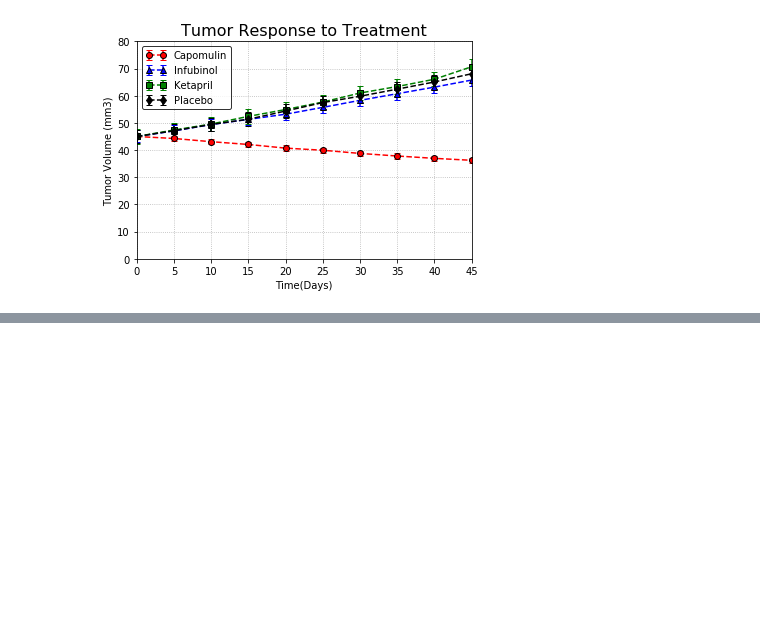
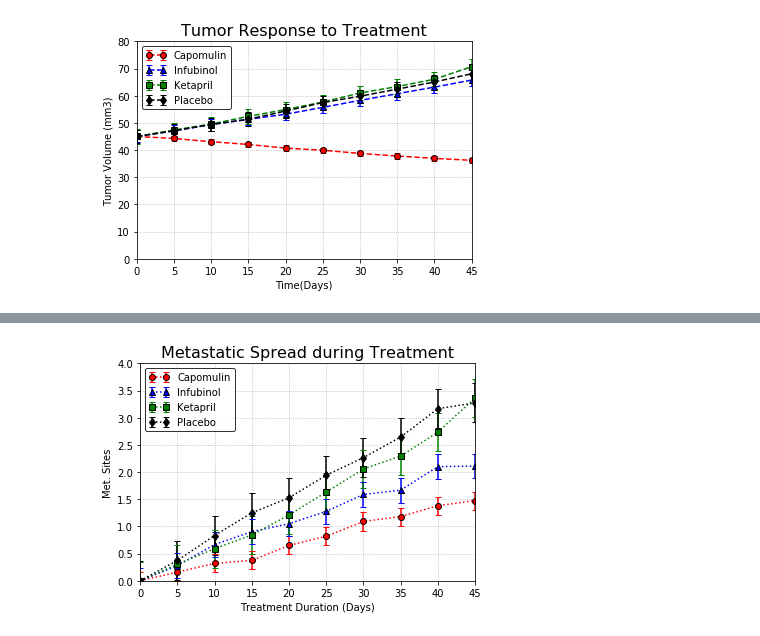
Before and after one commit to marioaburto10/Pymaceuticals, a Jupyter notebook: pymaceuticals.ipynb, the cells around one changed output, grey strips where cells are left out. Cells and saved outputs as stored; diff of their text form; code cells hidden in the pictures; blank space fills up the shorter version.

Commit message:
created scatter plot for Metastatic Response to Treatment

```diff
--- a/pymaceuticals.ipynb
+++ b/pymaceuticals.ipynb
@@ -103,0 +106,8 @@ plt.show()
+# %%
+# Creating a pivot table for Metastatic Response and dropping the not needed drugs
+# Here we can see the average number of metastaic sites per time point for each drug
+metastatic_response_pivot = pd.pivot_table(clinical_combined_data, index=["Timepoint"], values="Metastatic Sites",
+                                           columns=["Drug"], aggfunc=np.mean)
+cleaned_ms_response_pivot = metastatic_response_pivot.drop(['Ceftamin','Naftisol','Propriva','Ramicane','Stelasyn','Zoniferol'],
+                                                         axis=1)
+cleaned_ms_response_pivot
@@ -103,0 +127,37 @@ plt.show()
+# %%
+# Setting the lists of drugs, colors and markers respectively
+drugs=["Capomulin","Infubinol","Ketapril","Placebo"]
+colors=["red","blue","green","black"]
+markers=["o","^","s","d"]
+
+# Intializing the plots
+fig, ax = plt.subplots()
+
+for drug in drugs:
+    # Setting the x_axis data,y_axis data and standard error of the mean for the graph
+    x_data=cleaned_ms_response_pivot.index.values
+    y_data=cleaned_ms_response_pivot[drug]
+    err=sem(cleaned_ms_response_pivot[drug])
+
+    # Finding the index of each drug to get its respective color and marker
+    index=drugs.index(drug)
+    # Setting up the plot
+    ax.errorbar(x_data, y_data,err,linestyle=":",color=colors[index],
+                marker=markers[index],capsize=3,capthick=1,markeredgecolor='black')
+    # Setting the legend
+    ax.legend(loc="upper left", fancybox=True,numpoints=2,edgecolor="black")
+
+# Setting the grid
+plt.grid(linestyle='dotted')
+# Setting the x_axis and y_axis limits
+ax.set_xlim(0,45)
+ax.set_ylim(0,4)
+# Setting the title,x_axis and y_axis labels
+ax.set_title("Metastatic Spread during Treatment", fontsize=16)
+ax.set_xlabel("Treatment Duration (Days)")
+ax.set_ylabel("Met. Sites")
+
+# Display the graph
+plt.show()
+# %% [output]
+[figure, added]
```
Also changed, not shown: parts of 2 cells of this notebook.
